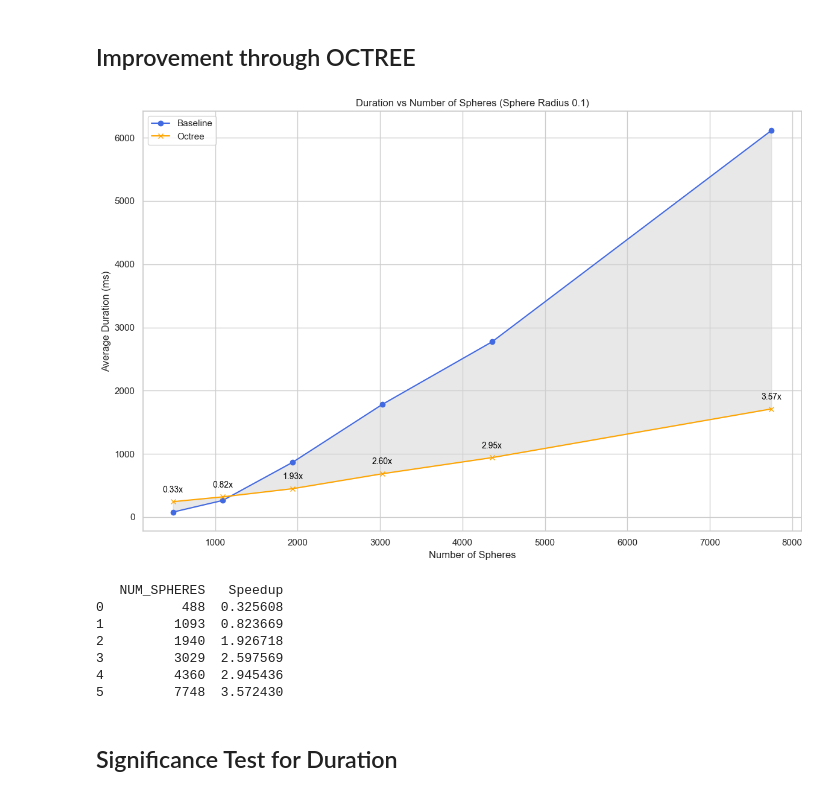
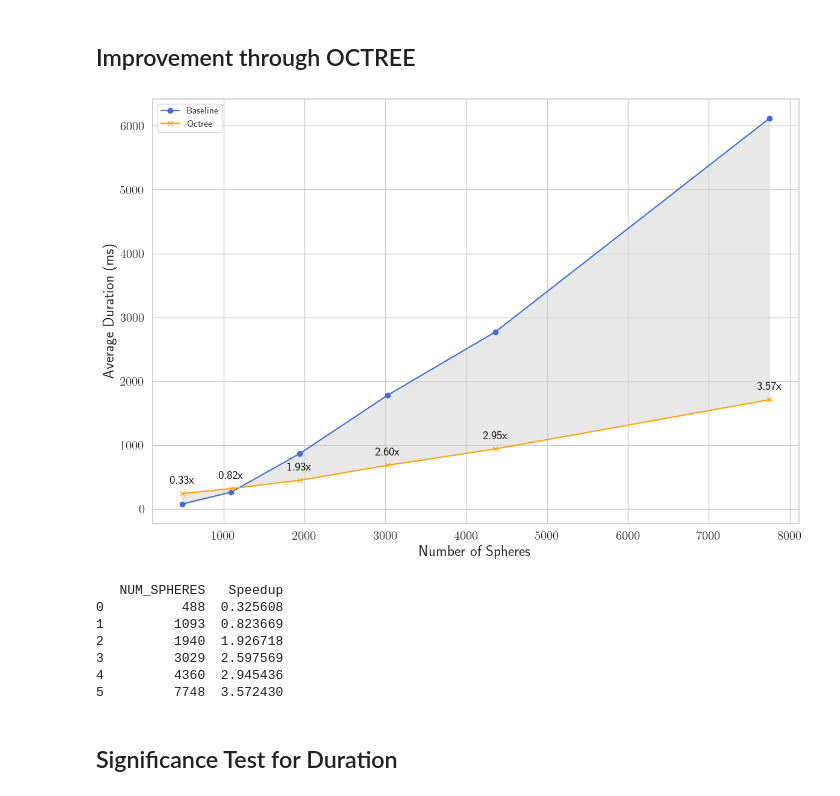
Before and after one commit to MuellerNico/DD2360-RayTracing, a Jupyter notebook: analysis/evaluations.ipynb, the cells around one changed output. Cells and saved outputs as stored; diff of their text form; code cells hidden in the pictures.

```diff
--- a/analysis/evaluations.ipynb
+++ b/analysis/evaluations.ipynb
@@ -8,6 +8,13 @@ from skimage import io
 import cv2
 import matplotlib.pyplot as plt
 import seaborn as sns
+# %%
+plt.rcParams.update({
+    "pgf.texsystem": "pdflatex",
+    "font.family": "serif",
+    "text.usetex": True,
+    "pgf.rcfonts": False
+})
 # %% [markdown]
 # Evaluations
 # %% [markdown]
@@ -305,39 +313,41 @@ TODO: remove
 # plots octree implementation against baseline for sphere radius=0.1 for different number of spheres in terms of duration
 filtered_df = result_df[(result_df['SPHERE_RADIUS'] == 0.1) &
                         (~result_df['experiment_name'].isin(['RayTracingBaseline', 'RayTracingFP16'])) &
                         (result_df['kernel_name'] == 'render') &
                         (result_df['metric_name'] == 'Duration')]
 
 baseline_df = filtered_df[filtered_df['BASELINE'] == True]
 octree_df = filtered_df[filtered_df['BASELINE'] == False]
 
 baseline_plot = baseline_df.groupby('NUM_SPHERES')['avg'].mean()
 octree_plot = octree_df.groupby('NUM_SPHERES')['avg'].mean()
 
 speedup = (baseline_plot / octree_plot).reset_index()
 speedup.columns = ['NUM_SPHERES', 'Speedup']
 
 plt.figure(figsize=(12, 8))
 sns.set(style="whitegrid")
 
 plt.plot(baseline_plot.index, baseline_plot.values, marker='o', label='Baseline', color='royalblue')
 plt.plot(octree_plot.index, octree_plot.values, marker='x', label='Octree', color='orange')
 plt.fill_between(baseline_plot.index, octree_plot.values, baseline_plot.values, color='lightgray', alpha=0.5)
 
 for i, row in speedup.iterrows():
-    plt.text(row['NUM_SPHERES'], octree_plot[row['NUM_SPHERES']] + 150,  # Shift upwards
-             f"{row['Speedup']:.2f}x", ha='center', fontsize=10, color='black')  # Change color to black
+    plt.text(row['NUM_SPHERES'], octree_plot[row['NUM_SPHERES']] + 150,
+             f"{row['Speedup']:.2f}x", ha='center', fontsize=14, color='black')
 
-plt.title('Duration vs Number of Spheres (Sphere Radius 0.1)')
-plt.xlabel('Number of Spheres')
-plt.ylabel('Average Duration (ms)')
+#plt.title('Duration vs Number of Spheres (Sphere Radius 0.1)')
+plt.xlabel('Number of Spheres', fontsize=18)
+plt.ylabel('Average Duration (ms)', fontsize=18)
+plt.tick_params(axis='both', which='major', labelsize=15)
 plt.legend()
 plt.tight_layout()
+plt.savefig("octree_comparison.pdf")
 plt.show()
 
 print(speedup)
 # %% [output]
-[figure, old version]
+[figure, new version]
    NUM_SPHERES   Speedup
 0          488  0.325608
 1         1093  0.823669
```
Also changed, not shown: parts of 1 cell of this notebook, 2 other files.
